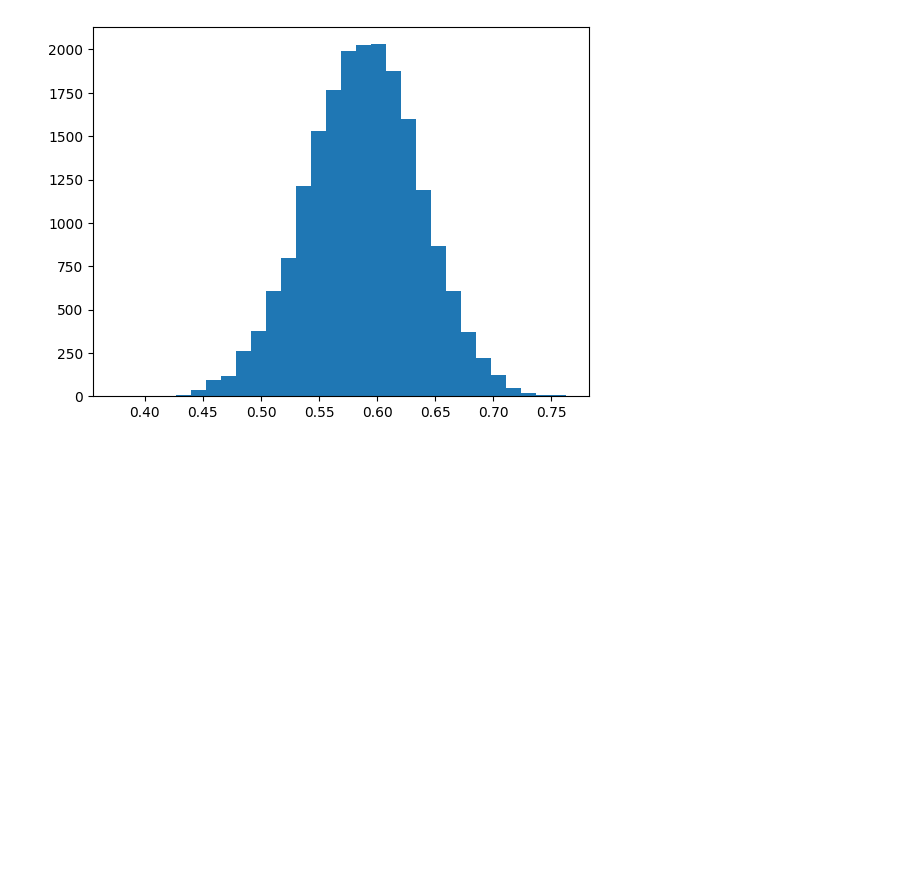
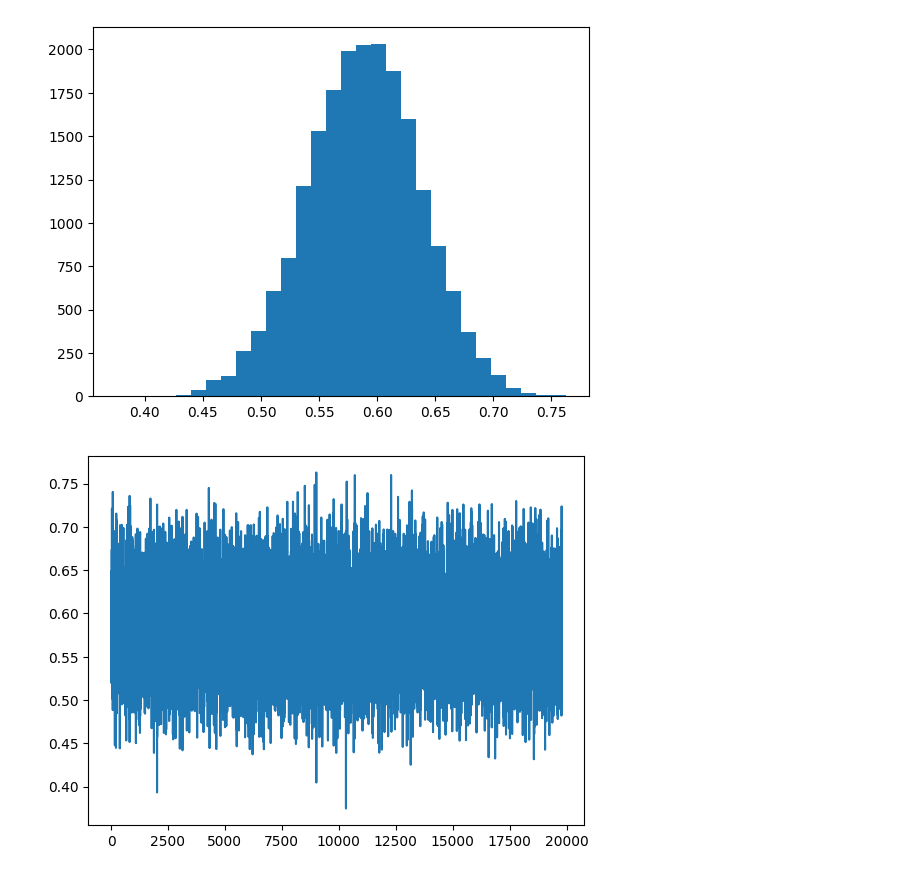
Before and after one commit to davidgonmar/miscellanea, a Jupyter notebook: metropolis-hastings.ipynb, the cells around one changed output. Drawn from its saved outputs; the diff is of its cells as text; code cells hidden in the pictures; blank space fills up the shorter version.

```diff
--- a/metropolis-hastings.ipynb
+++ b/metropolis-hastings.ipynb
@@ -29,3 +27,9 @@ plt.hist(results, bins=30)
 plt.show()
 # %% [output]
 [figure]
+# %%
+# traceplot
+plt.plot(results)
+plt.show()
+# %% [output]
+[figure, added]
```
Also changed, not shown: parts of 1 cell of this notebook.
